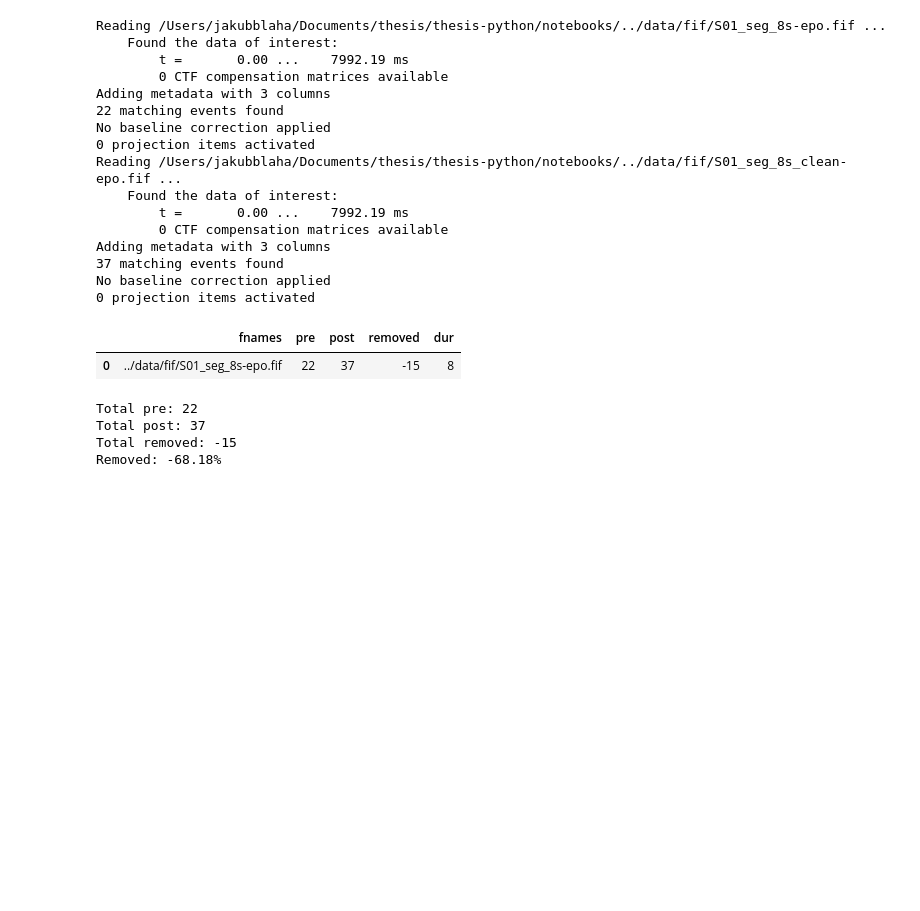
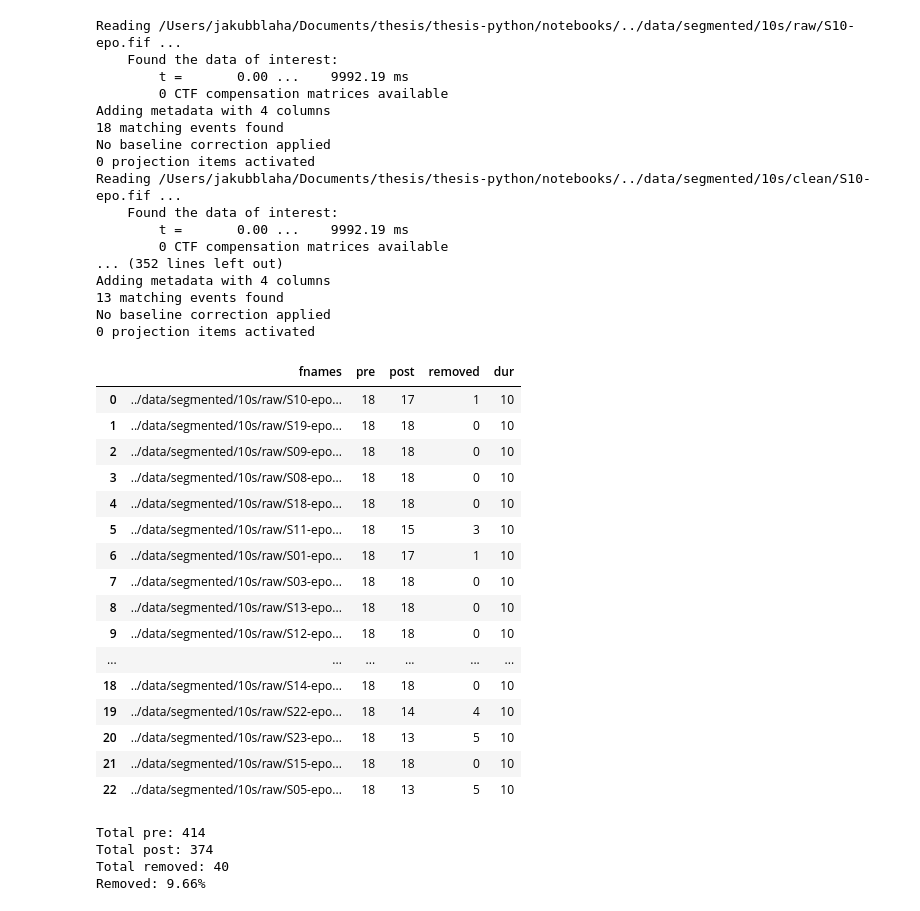
Before and after one commit to JakubBlaha/thesis, a Jupyter notebook: notebooks/020_autoreject_stats.ipynb, the cells around one changed output. Saved outputs shown, nothing was run; the diff lists cells and outputs as text; code cells hidden in the pictures; blank space fills up the shorter version.

```diff
--- a/notebooks/020_autoreject_stats.ipynb
+++ b/notebooks/020_autoreject_stats.ipynb
@@ -2,49 +2,65 @@
 %matplotlib qt
 import mne, os, glob, pandas as pd, re
 
-clean = glob.glob("../data/fif/*_clean-epo.fif")
-dirty = [path.replace("_clean-epo.fif", "-epo.fif") for path in clean]
+clean = glob.glob("../data/segmented/*/clean/*-epo.fif")
+dirty = [path.replace("clean", "raw") for path in clean]
 
 zipped = list(zip(dirty, clean))
 
 d = {"fnames": [], "pre": [], "post": [], "removed": [], "dur": []}
 
 for pre_ar_path, post_ar_path in zipped:
     pre = mne.read_epochs(pre_ar_path)
     post = mne.read_epochs(post_ar_path)
 
     d["fnames"].append(pre_ar_path)
     d["pre"].append(len(pre))
     d["post"].append(len(post))
     d["removed"].append(len(pre) - len(post))
 
-    duration = re.search(r"seg_(\d+)s", pre_ar_path).group(1)
+    duration = re.search(r"/(\d+)s/", pre_ar_path).group(1)
     duration = int(duration)
     d["dur"].append(duration)
 
 
 df = pd.DataFrame(d)
 
 df
 # %% [output]
-Reading /Users/jakubblaha/Documents/thesis/thesis-python/notebooks/../data/fif/S01_seg_8s-epo.fif ...
+Reading /Users/jakubblaha/Documents/thesis/thesis-python/notebooks/../data/segmented/10s/raw/S10-epo.fif ...
     Found the data of interest:
-        t =       0.00 ...    7992.19 ms
+        t =       0.00 ...    9992.19 ms
         0 CTF compensation matrices available
-Adding metadata with 3 columns
-22 matching events found
+Adding metadata with 4 columns
+18 matching events found
 No baseline correction applied
 0 projection items activated
-Reading /Users/jakubblaha/Documents/thesis/thesis-python/notebooks/../data/fif/S01_seg_8s_clean-epo.fif ...
+Reading /Users/jakubblaha/Documents/thesis/thesis-python/notebooks/../data/segmented/10s/clean/S10-epo.fif ...
     Found the data of interest:
-        t =       0.00 ...    7992.19 ms
+        t =       0.00 ...    9992.19 ms
         0 CTF compensation matrices available
-Adding metadata with 3 columns
-37 matching events found
+... (352 lines left out)
+Adding metadata with 4 columns
+13 matching events found
 No baseline correction applied
 0 projection items activated
 |  | fnames | pre | post | removed | dur |
-| 0 | ../data/fif/S01_seg_8s-epo.fif | 22 | 37 | -15 | 8 |
+| 0 | ../data/segmented/10s/raw/S10-epo... | 18 | 17 | 1 | 10 |
+| 1 | ../data/segmented/10s/raw/S19-epo... | 18 | 18 | 0 | 10 |
+| 2 | ../data/segmented/10s/raw/S09-epo... | 18 | 18 | 0 | 10 |
+| 3 | ../data/segmented/10s/raw/S08-epo... | 18 | 18 | 0 | 10 |
+| 4 | ../data/segmented/10s/raw/S18-epo... | 18 | 18 | 0 | 10 |
+| 5 | ../data/segmented/10s/raw/S11-epo... | 18 | 15 | 3 | 10 |
+| 6 | ../data/segmented/10s/raw/S01-epo... | 18 | 17 | 1 | 10 |
+| 7 | ../data/segmented/10s/raw/S03-epo... | 18 | 18 | 0 | 10 |
+| 8 | ../data/segmented/10s/raw/S13-epo... | 18 | 18 | 0 | 10 |
+| 9 | ../data/segmented/10s/raw/S12-epo... | 18 | 18 | 0 | 10 |
+| ... | ... | ... | ... | ... | ... |
+| 18 | ../data/segmented/10s/raw/S14-epo... | 18 | 18 | 0 | 10 |
+| 19 | ../data/segmented/10s/raw/S22-epo... | 18 | 14 | 4 | 10 |
+| 20 | ../data/segmented/10s/raw/S23-epo... | 18 | 13 | 5 | 10 |
+| 21 | ../data/segmented/10s/raw/S15-epo... | 18 | 18 | 0 | 10 |
+| 22 | ../data/segmented/10s/raw/S05-epo... | 18 | 13 | 5 | 10 |
 # %%
 def print_stats_for_dur(seconds):
     df_filt = df[df["dur"] == seconds]
@@ -58,12 +74,12 @@ def print_stats_for_dur(seconds):
     print(f"Total removed: {total_removed}")
     print(f"Removed: {total_removed / total_pre * 100:.2f}%")
 
-print_stats_for_dur(8)
+print_stats_for_dur(10)
 # %% [output]
-Total pre: 22
-Total post: 37
-Total removed: -15
-Removed: -68.18%
+Total pre: 414
+Total post: 374
+Total removed: 40
+Removed: 9.66%
 # %%
 viz = zipped[0]
 
```
Also changed, not shown: parts of 1 cell of this notebook, 7 other files.
